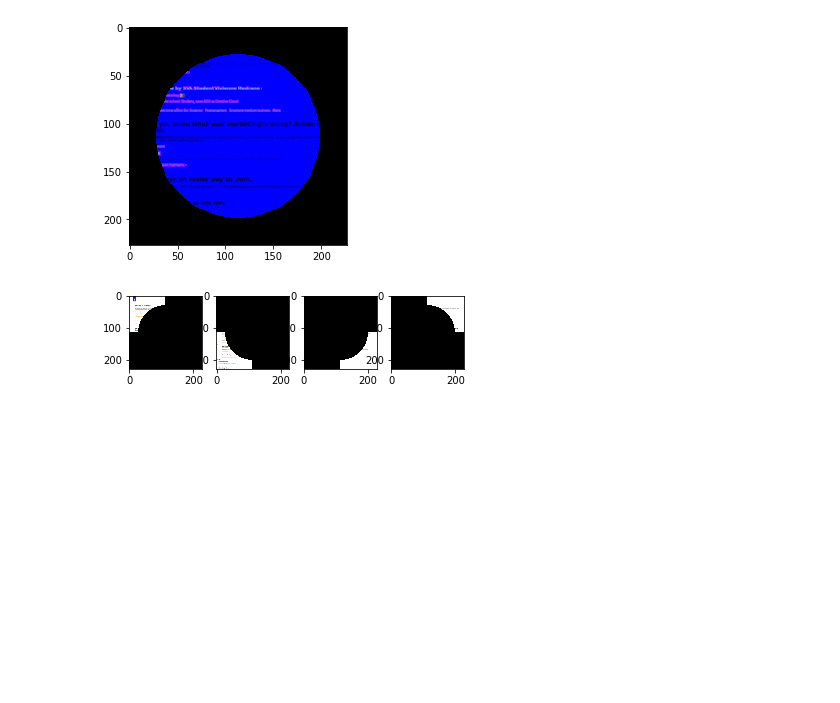
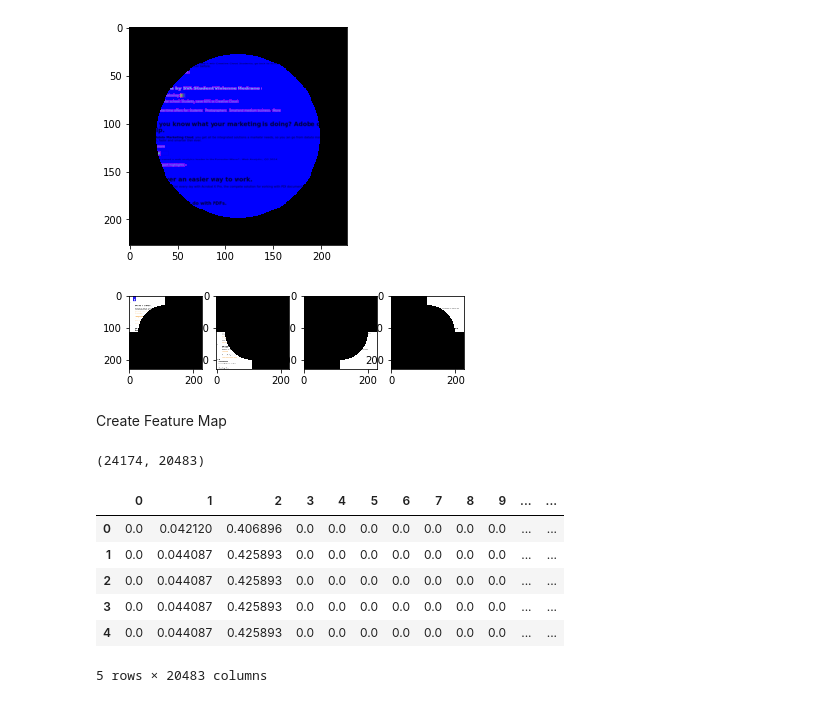
Before and after one commit to AnkitSwarnkar/Evolution_of_Web_Design_across_Time, a Jupyter notebook: CV+project+part+1+Color+feature+extraction.ipynb, the cells around one changed output. Drawn from its saved outputs; the diff is of its cells as text; code cells hidden in the pictures; blank space fills up the shorter version.

```diff
--- a/CV+project+part+1+Color+feature+extraction.ipynb
+++ b/CV+project+part+1+Color+feature+extraction.ipynb
@@ -28,9 +47,3 @@ def quantize_(img_name, clt, cluster_count =16):
     return feature_
 # %%
 clt = MiniBatchKMeans(n_clusters=10)
-# %%
-for img in os.listdir(os.getcwd()):
-    year = img[:4]
-    month = img[4:6]
-    website = 'adobe.com'
-    print(year,month,website)
@@ -147,9 +142,6 @@ class ImageExtraction():
         return hist
 # %% [markdown]
 Sample Example
-# %%
-img = cv2.imread('20140901002235.png')
-#img = cv2.cvtColor(img,cv2.COLOR_BGR2HSV)
 # %%
 img.shape
 # %% [output]
@@ -187,3 +183,41 @@ for (startX, endX, startY, endY) in segments:
     i+=1
 # %% [output]
 [figure]
+# %% [markdown]
+Create Feature Map
+# %%
+year_final = []
+month_final = []
+website_final =[]
+feature_final = []
+
+a = ImageExtraction()
+count=5
+
+for website in os.listdir(os.getcwd()):
+    web_dir = os.path.join(os.getcwd(),website)
+    #print("[LOG] Working on ",website)
+    count_img =0
+    for img in os.listdir(web_dir):
+        count_img = count_img+1
+        img_ = os.path.join(os.getcwd(),website,img)
+        img_ = img_.replace('\\','//') # for Windows adjustment
+        if(os.path.exists(img_)==-1):
+            print("[ERROR] Error while reading")
+        year = img[:4]
+        month = img[4:6]
+        img = cv2.imread(img_)
+        feature = a.extract(image=img)
+        year_final.append(year)
+        month_final.append(month)
+        website_final.append(website)
+        feature_final.append(feature)
+    #print("[LOG] Images Read: ",count_img)
+dataSet = pd.DataFrame(feature_final)
+dataSet['Year'] = year_final
+dataSet['Month'] = month_final
+dataSet['Website'] = website
+# %%
+dataSet.shape
+# %% [output]
+(24174, 20483)
@@ -189,0 +226,10 @@ for (startX, endX, startY, endY) in segments:
+# %%
+dataSet.head()
+# %% [output]
+|  | 0 | 1 | 2 | 3 | 4 | 5 | 6 | 7 | 8 | 9 | ... | ... |
+| 0 | 0.0 | 0.042120 | 0.406896 | 0.0 | 0.0 | 0.0 | 0.0 | 0.0 | 0.0 | 0.0 | ... | ... |
+| 1 | 0.0 | 0.044087 | 0.425893 | 0.0 | 0.0 | 0.0 | 0.0 | 0.0 | 0.0 | 0.0 | ... | ... |
+| 2 | 0.0 | 0.044087 | 0.425893 | 0.0 | 0.0 | 0.0 | 0.0 | 0.0 | 0.0 | 0.0 | ... | ... |
+| 3 | 0.0 | 0.044087 | 0.425893 | 0.0 | 0.0 | 0.0 | 0.0 | 0.0 | 0.0 | 0.0 | ... | ... |
+| 4 | 0.0 | 0.044087 | 0.425893 | 0.0 | 0.0 | 0.0 | 0.0 | 0.0 | 0.0 | 0.0 | ... | ... |
+5 rows × 20483 columns
```
Also changed, not shown: parts of 6 cells of this notebook.
